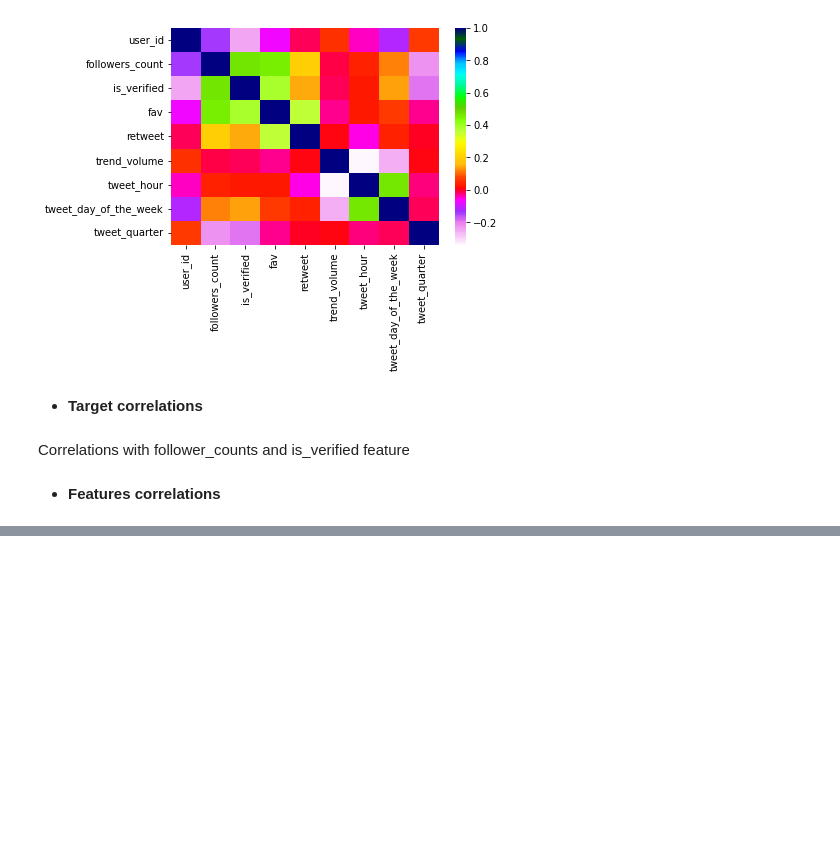
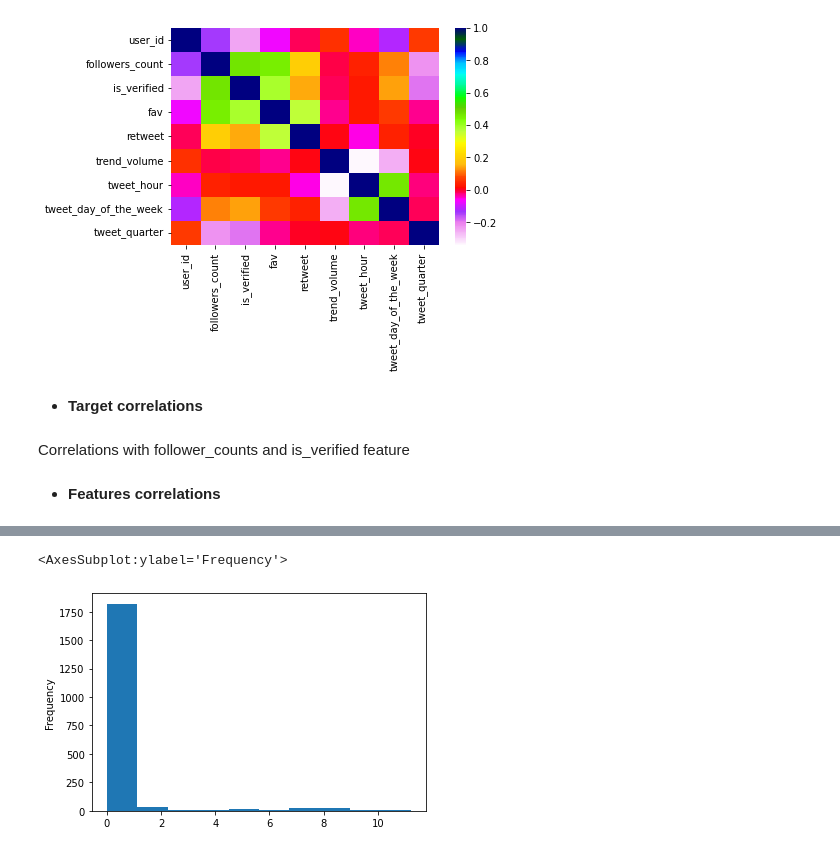
Before and after one commit to Anty45/Tweets-popularity, a Jupyter notebook: notebooks/exploration_tweets.ipynb, the cells around one changed output, grey strips where cells are left out. Cells and saved outputs as stored; diff of their text form; code cells hidden in the pictures; blank space fills up the shorter version.

```diff
--- a/notebooks/exploration_tweets.ipynb
+++ b/notebooks/exploration_tweets.ipynb
@@ -138,0 +156,7 @@ sns.heatmap(corr_,
+# %%
+df_preprocessed["log_fav"] = df_preprocessed.fav.apply(lambda x: np.log(x) if x > 0 else 0)
+# %%
+df_preprocessed.log_fav.plot(kind="hist")
+# %% [output]
+<AxesSubplot:ylabel='Frequency'>
+[figure, added]
```
Also changed, not shown: parts of 20 cells of this notebook.
